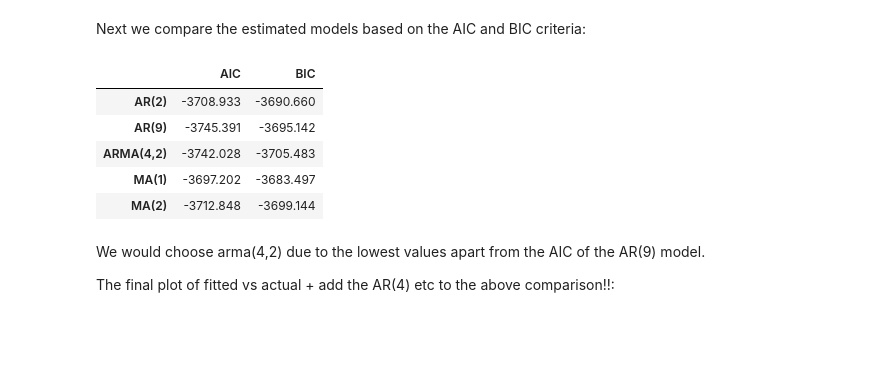
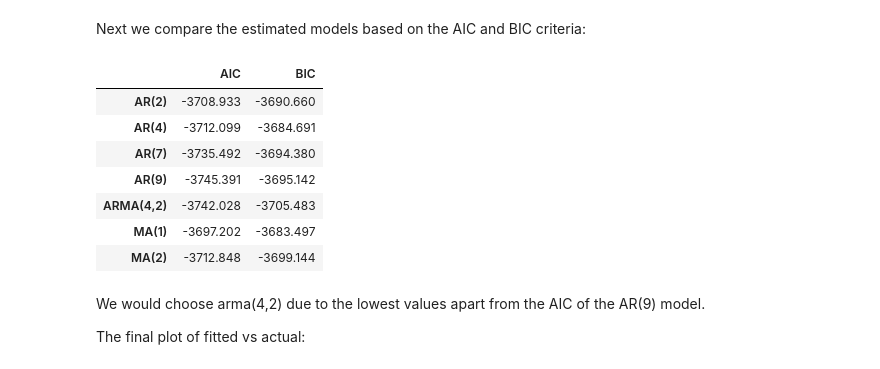
Before and after one commit to hawk-s/Financial_Econometrics, a Jupyter notebook: HA2/HA2_P2.ipynb, the cells around one changed output. Drawn from its saved outputs; the diff is of its cells as text; code cells hidden in the pictures; blank space fills up the shorter version.

Commit message:
Add the criteria and graphs for all the models

```diff
--- a/HA2/HA2_P2.ipynb
+++ b/HA2/HA2_P2.ipynb
@@ -565,27 +565,33 @@ The ARMA(4,2) model seems to be the best model based on the acf, pacf, as well a
 # %% [markdown]
 Next we compare the estimated models based on the AIC and BIC criteria:
 # %%
-models <- 5
+models <- 7
 criteria <- matrix(ncol = 2, nrow = models)
 colnames(criteria) <- c('AIC', 'BIC')
-rownames(criteria) <- c('AR(2)', 'AR(9)','ARMA(4,2)','MA(1)','MA(2)')
+rownames(criteria) <- c('AR(2)','AR(4)', 'AR(7)', 'AR(9)','ARMA(4,2)','MA(1)','MA(2)')
 
 criteria[1, 1] <- rets_ar2$aic
 criteria[1, 2] <- rets_ar2$bic
-criteria[2, 1] <- rets_ar9$aic
-criteria[2, 2] <- rets_ar9$bic
+criteria[2, 1] <- rets_ar4$aic
+criteria[2, 2] <- rets_ar4$bic
+criteria[3, 1] <- rets_ar7$aic
+criteria[3, 2] <- rets_ar7$bic
 
-criteria[3, 1] <- rets_arma42$aic
-criteria[3, 2] <- rets_arma42$bic
-criteria[4, 1] <- rets_ma1$aic
-criteria[4, 2] <- rets_ma1$bic
-criteria[5, 1] <- rets_ma2$aic
-criteria[5, 2] <- rets_ma2$bic
+criteria[4, 1] <- rets_ar9$aic
+criteria[4, 2] <- rets_ar9$bic
+criteria[5, 1] <- rets_arma42$aic
+criteria[5, 2] <- rets_arma42$bic
+criteria[6, 1] <- rets_ma1$aic
+criteria[6, 2] <- rets_ma1$bic
+criteria[7, 1] <- rets_ma2$aic
+criteria[7, 2] <- rets_ma2$bic
 
 criteria
 # %% [output]
 |  | AIC | BIC |
 | AR(2) | -3708.933 | -3690.660 |
+| AR(4) | -3712.099 | -3684.691 |
+| AR(7) | -3735.492 | -3694.380 |
 | AR(9) | -3745.391 | -3695.142 |
 | ARMA(4,2) | -3742.028 | -3705.483 |
 | MA(1) | -3697.202 | -3683.497 |
@@ -593,4 +599,4 @@ criteria
 # %% [markdown]
 We would choose arma(4,2) due to the  lowest values apart from the AIC of the AR(9) model.
 
-The final plot of fitted vs actual + add the AR(4) etc to the above comparison!!:
+The final plot of fitted vs actual:
```
Also changed, not shown: parts of 3 cells of this notebook.
